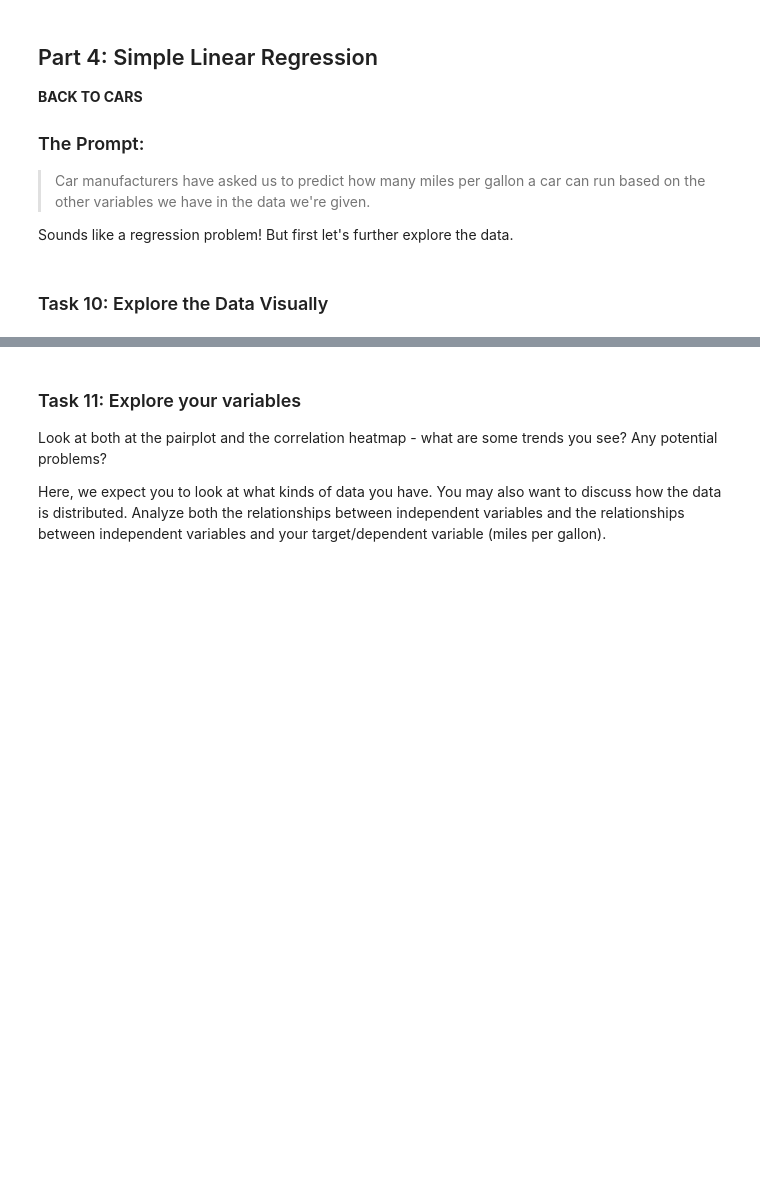
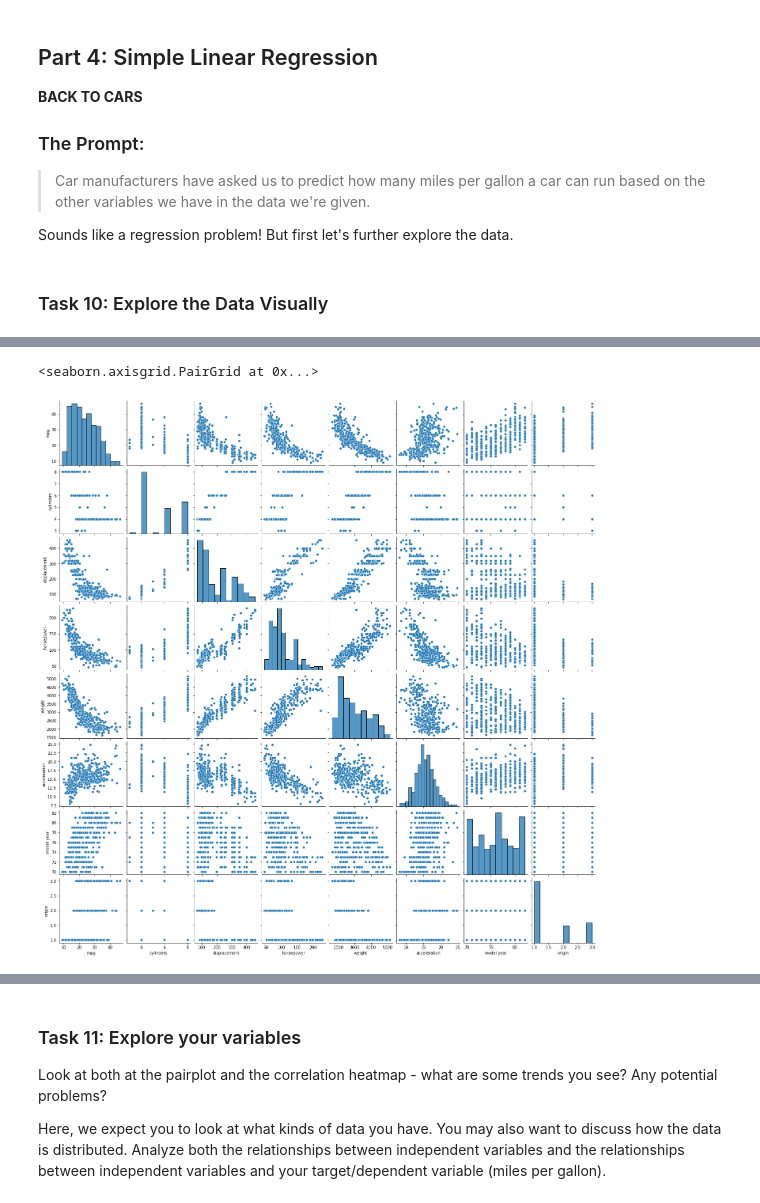
Before and after one commit to ashlidougherty/NTL-DS-062722, a Jupyter notebook: 2Phase/P2-Code-Challenge-Review.ipynb, the cells around one changed output, grey strips where cells are left out. Saved outputs shown, nothing was run; the diff lists cells and outputs as text; code cells hidden in the pictures; blank space fills up the shorter version.

```diff
--- a/2Phase/P2-Code-Challenge-Review.ipynb
+++ b/2Phase/P2-Code-Challenge-Review.ipynb
@@ -270,5 +293,9 @@ import seaborn as sns
 # %%
 # Make a pairplot using seaborn to examine the relationships between variables
 # Note - do this on the whole dataframe, not just independent variables
+sns.pairplot(df)
+# %% [output]
+<seaborn.axisgrid.PairGrid at 0x...>
+[figure, added]
 # %%
 # Create a correlation heatmap as well, with seaborn plus the 'corr' function
```
Also changed, not shown: parts of 23 cells of this notebook, 1 other file.
